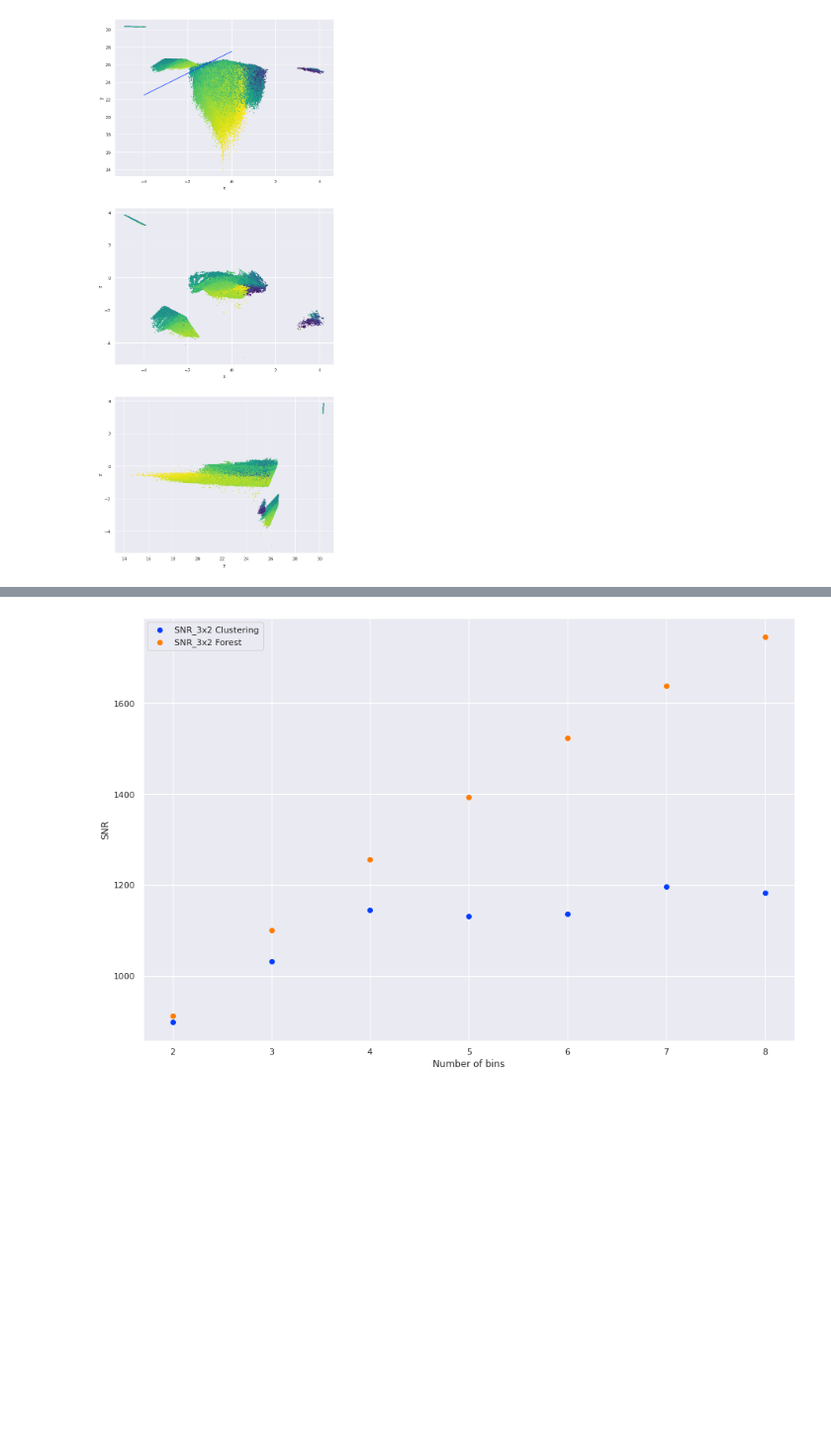
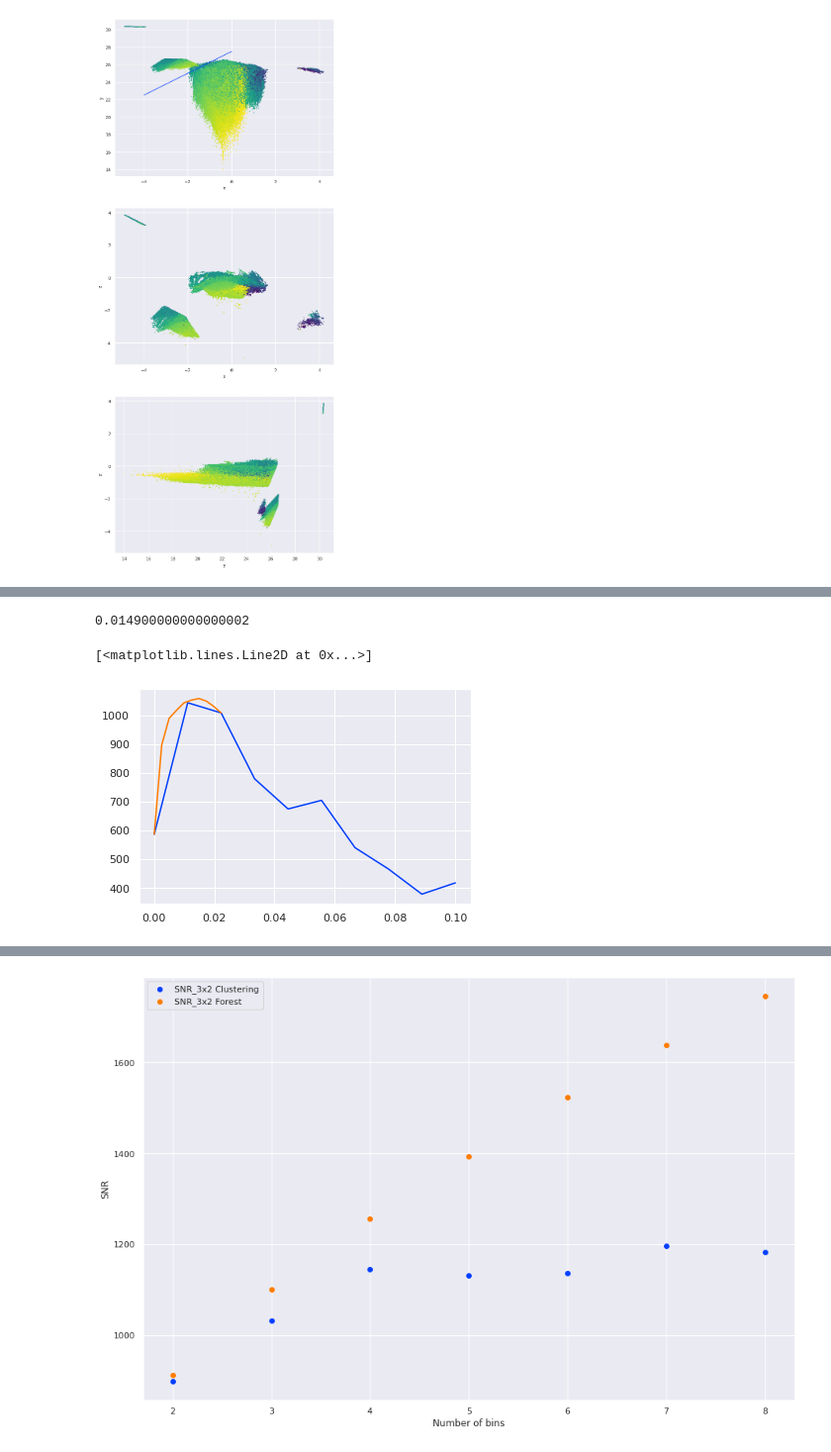
Before and after one commit to LSSTDESC/tomo_challenge, a Jupyter notebook: notebooks/pca_cluster.ipynb, the cells around one changed output, grey strips where cells are left out. Shown at 99% size. Saved outputs shown, nothing was run; the diff lists cells and outputs as text; code cells hidden in the pictures; blank space fills up the shorter version.

```diff
--- a/notebooks/pca_cluster.ipynb
+++ b/notebooks/pca_cluster.ipynb
@@ -435,0 +474,13 @@ Computing the scores for 3 bins.
+# %%
+def find_best(range_min, range_max):
+    snrs = []
+    lr_arr = np.linspace(range_min, range_max, 10)
+    for lr in lr_arr:
+        print(lr)
+        snrs.append(test_short(data_cut, z_cut, num_centroids=7, num_epochs=5, impl="fom", lr=lr))
+
+    loss = np.asarray([np.mean(x) for x in snrs])
+    return (lr_arr[np.argmax(loss) - 1], lr_arr[np.argmax(loss) + 1], loss)
+
+low1, high1, loss1 = find_best(0.0001, 0.1)
+low2, high2, loss2 = find_best(low1, high1)
@@ -436,3 +505,15 @@ Computing the scores for 3 bins.
+# %%
+print(np.mean([low2, high2]))
+# %% [output]
+0.014900000000000002
+# %%
+x1 = np.linspace(0.0001, 0.1, 10)
+x2 = np.linspace(low1, high1, 10)
+plt.plot(x1, loss1)
+plt.plot(x2, loss2)
+# %% [output]
+[<matplotlib.lines.Line2D at 0x...>]
+[figure, added]
 # %%
 with open("score_hist.json", "r") as f:
     score_hist_jc = json.load(f)
```
Also changed, not shown: parts of 11 cells of this notebook.
